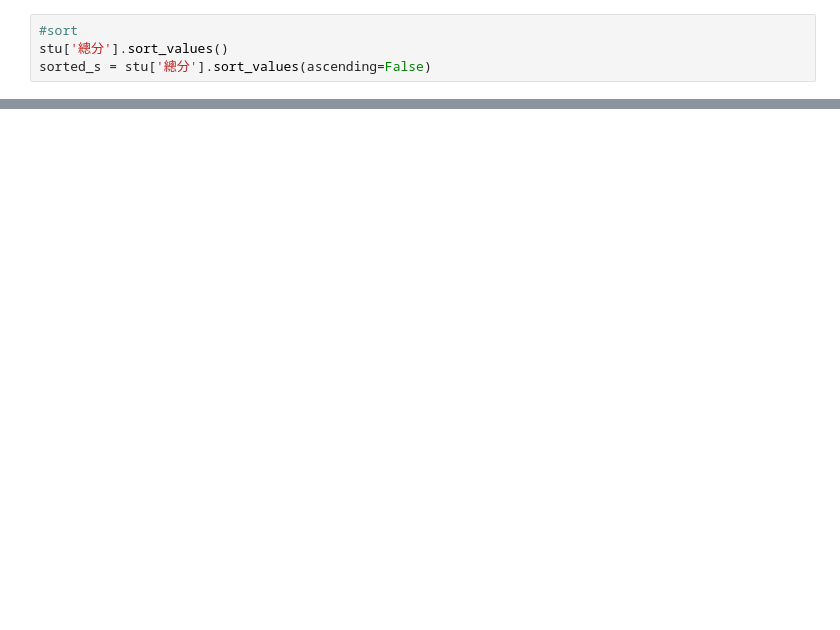
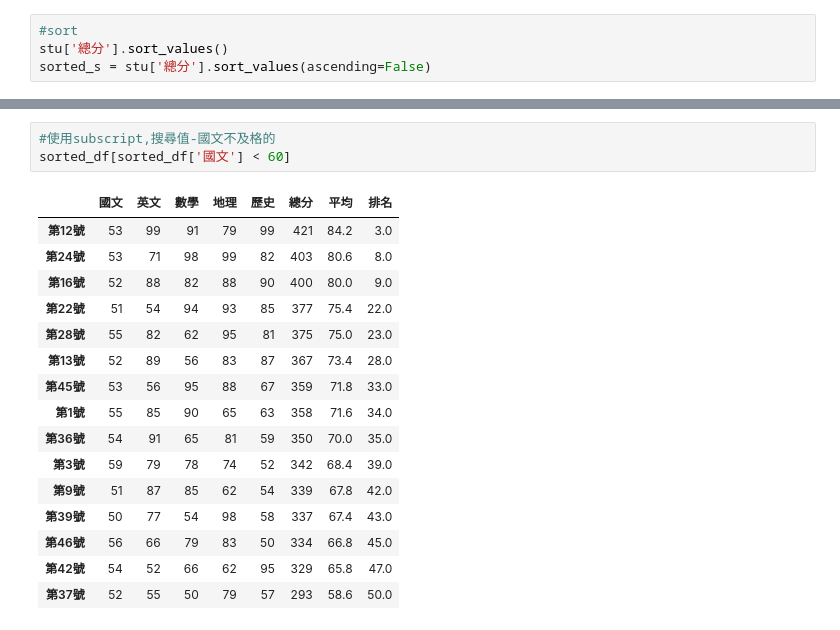
Before and after one commit to minfoung/2024_05_05_sunday__, a Jupyter notebook: lesson17/lesson17_1.ipynb, the cells around one changed output, grey strips where cells are left out. Saved outputs shown, nothing was run; the diff lists cells and outputs as text; blank space fills up the shorter version.

```diff
--- a/lesson17/lesson17_1.ipynb
+++ b/lesson17/lesson17_1.ipynb
@@ -158,0 +180,20 @@ sorted_df[:5]
+# %%
+#使用subscript,搜尋值-國文不及格的
+sorted_df[sorted_df['國文'] < 60]
+# %% [output]
+|  | 國文 | 英文 | 數學 | 地理 | 歷史 | 總分 | 平均 | 排名 |
+| 第12號 | 53 | 99 | 91 | 79 | 99 | 421 | 84.2 | 3.0 |
+| 第24號 | 53 | 71 | 98 | 99 | 82 | 403 | 80.6 | 8.0 |
+| 第16號 | 52 | 88 | 82 | 88 | 90 | 400 | 80.0 | 9.0 |
+| 第22號 | 51 | 54 | 94 | 93 | 85 | 377 | 75.4 | 22.0 |
+| 第28號 | 55 | 82 | 62 | 95 | 81 | 375 | 75.0 | 23.0 |
+| 第13號 | 52 | 89 | 56 | 83 | 87 | 367 | 73.4 | 28.0 |
+| 第45號 | 53 | 56 | 95 | 88 | 67 | 359 | 71.8 | 33.0 |
+| 第1號 | 55 | 85 | 90 | 65 | 63 | 358 | 71.6 | 34.0 |
+| 第36號 | 54 | 91 | 65 | 81 | 59 | 350 | 70.0 | 35.0 |
+| 第3號 | 59 | 79 | 78 | 74 | 52 | 342 | 68.4 | 39.0 |
+| 第9號 | 51 | 87 | 85 | 62 | 54 | 339 | 67.8 | 42.0 |
+| 第39號 | 50 | 77 | 54 | 98 | 58 | 337 | 67.4 | 43.0 |
+| 第46號 | 56 | 66 | 79 | 83 | 50 | 334 | 66.8 | 45.0 |
+| 第42號 | 54 | 52 | 66 | 62 | 95 | 329 | 65.8 | 47.0 |
+| 第37號 | 52 | 55 | 50 | 79 | 57 | 293 | 58.6 | 50.0 |
```
Also changed, not shown: parts of 12 cells of this notebook.
